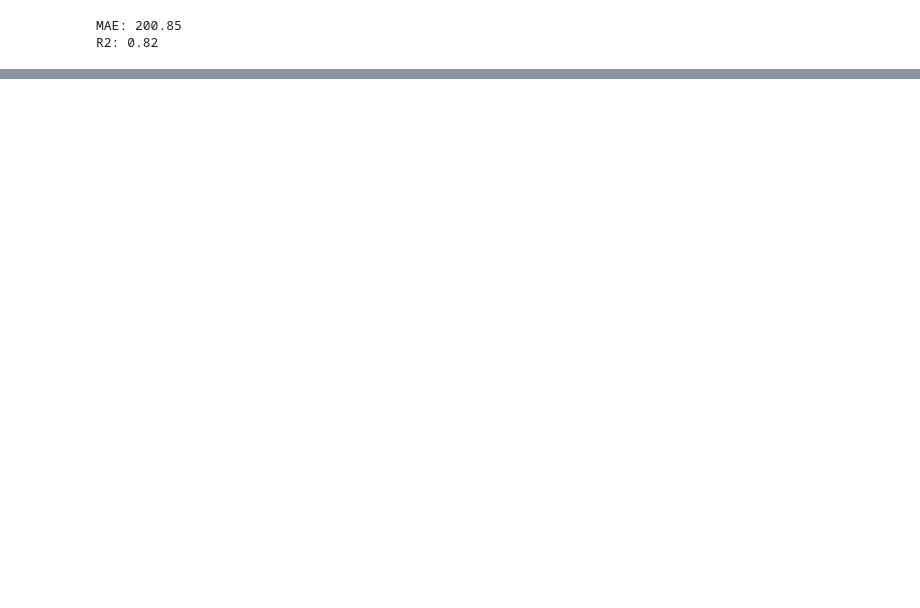
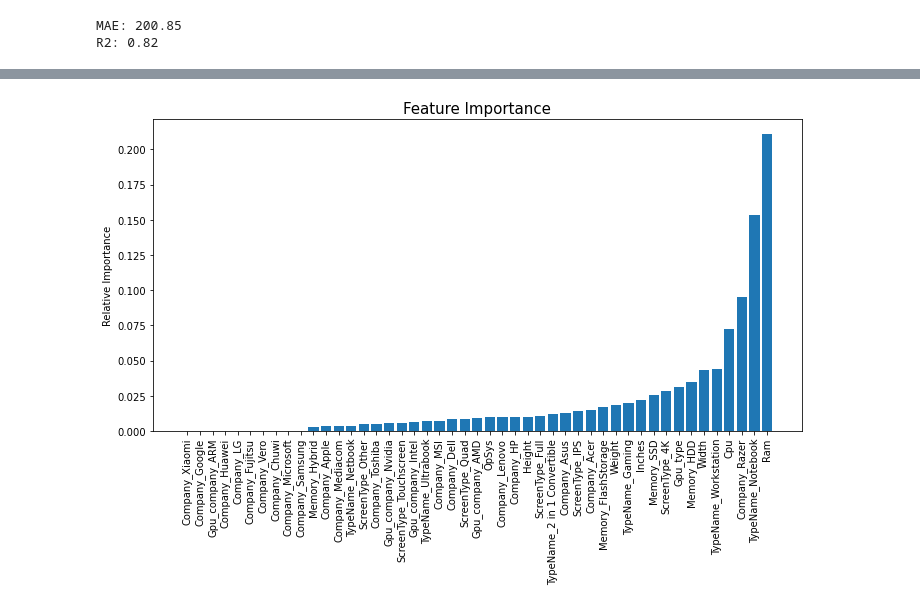
Before and after one commit to NoaAmichai/Laptop-Price-Prediction, a Jupyter notebook: Laptop Price.ipynb, the cells around one changed output, grey strips where cells are left out. Cells and saved outputs as stored; diff of their text form; code cells hidden in the pictures; blank space fills up the shorter version.

```diff
--- a/Laptop Price.ipynb
+++ b/Laptop Price.ipynb
@@ -473,0 +456,13 @@ print (search_RF.best_params_)
+# %%
+bestXGB = random_XGB.best_estimator_
+importances = bestXGB.feature_importances_
+indices = np.argsort(importances)
+plt.figure(figsize=(10,7))
+plt.title('Feature Importance',fontsize=15)
+plt.bar(range(X_test_norm.shape[1]), importances[indices], align='center')
+plt.xticks(range(X_test_norm.shape[1]), X_train.columns[indices], rotation=90)
+plt.ylabel('Relative Importance')
+plt.tight_layout()
+plt.show()
+# %% [output]
+[figure, added]
```
Also changed, not shown: parts of 31 cells of this notebook.
